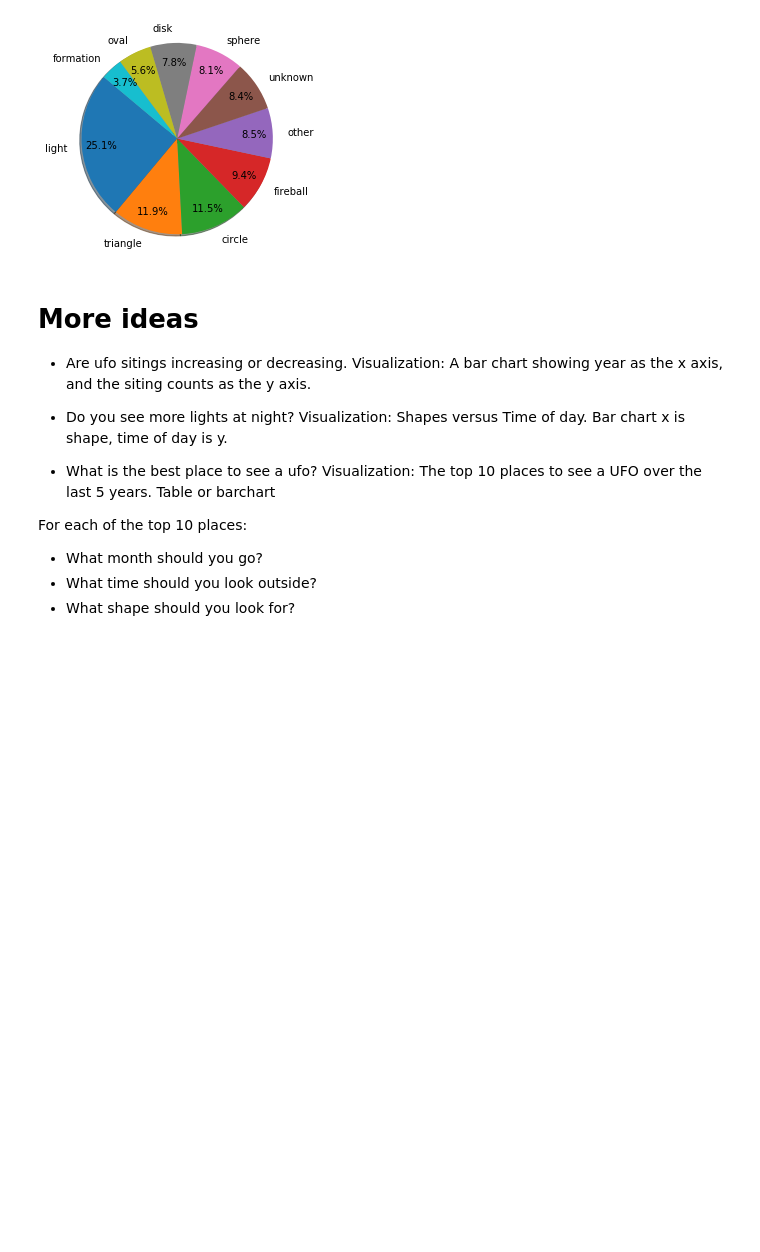
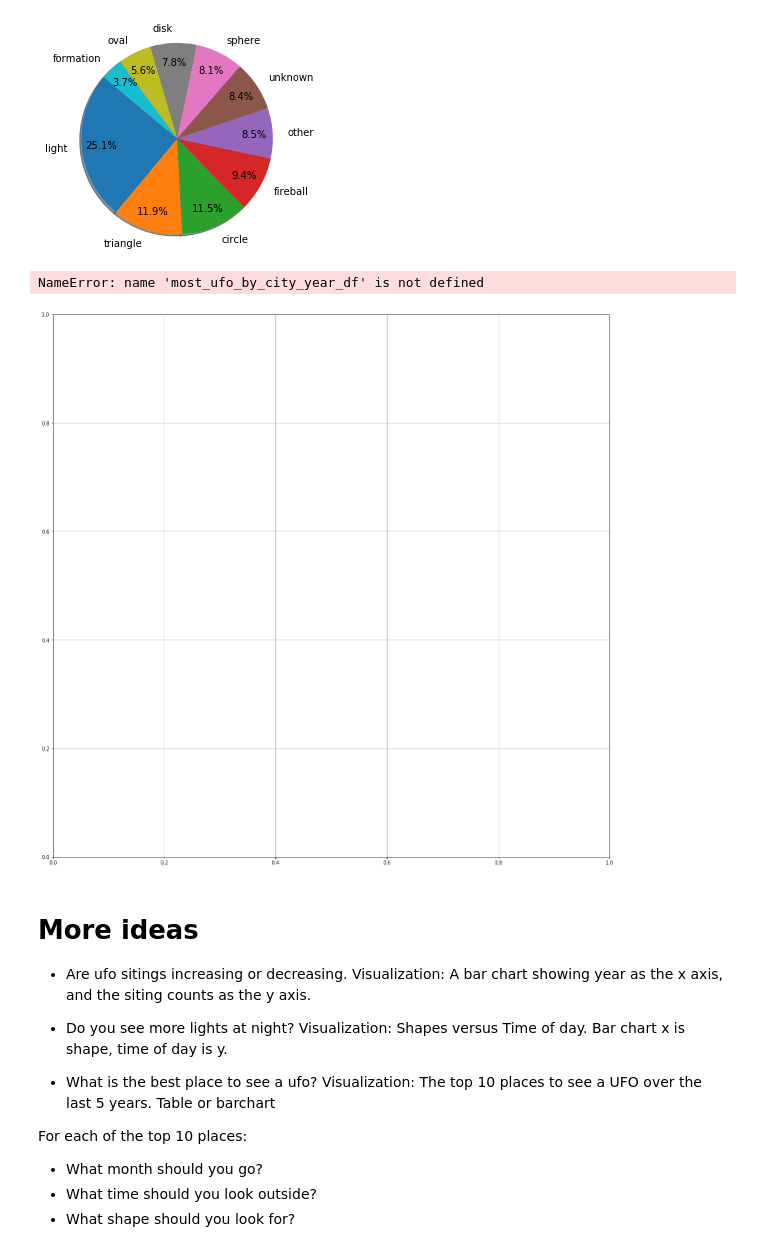
Before and after one commit to cchaisson/UFO-Project, a Jupyter notebook: UFO_Data_Exploration_CMC.ipynb, the cells around one changed output. Cells and saved outputs as stored; diff of their text form; code cells hidden in the pictures; blank space fills up the shorter version.

```diff
--- a/UFO_Data_Exploration_CMC.ipynb
+++ b/UFO_Data_Exploration_CMC.ipynb
@@ -296,3 +261,24 @@ plt.show()
+# %%
+fig, axes = plt.subplots(1,1,sharex=True, sharey=True, figsize=(20,20))
+
+#Turn on the grid
+#axes.grid()
+#for column in most_ufo_by_city_year_df:
+ #   if column != 'year':
+  #      axes.errorbar(x=most_ufo_by_city_df['counts'], y=most_ufo_by_city_df['counts'], \
+   #                  label=column, \
+    #                 linestyle='dashed', marker='o'
+     #                )
+
+# Plot title
+plt.title('UFO Sightings By City')
+axes.set_ylabel('Counts')
+# Create a legend
+plt.legend(loc='upper left' )
+plt.show()
+# %% [output]
+NameError: name 'most_ufo_by_city_year_df' is not defined
+[figure, added]
 # %% [markdown]
 # More ideas
 * Are ufo sitings increasing or decreasing.
```
Also changed, not shown: parts of 8 cells of this notebook.
